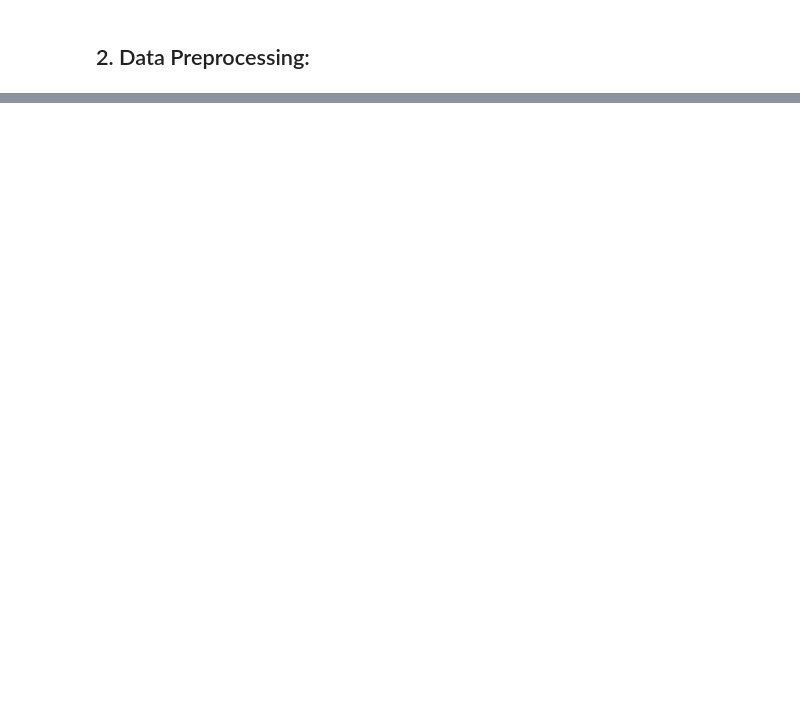
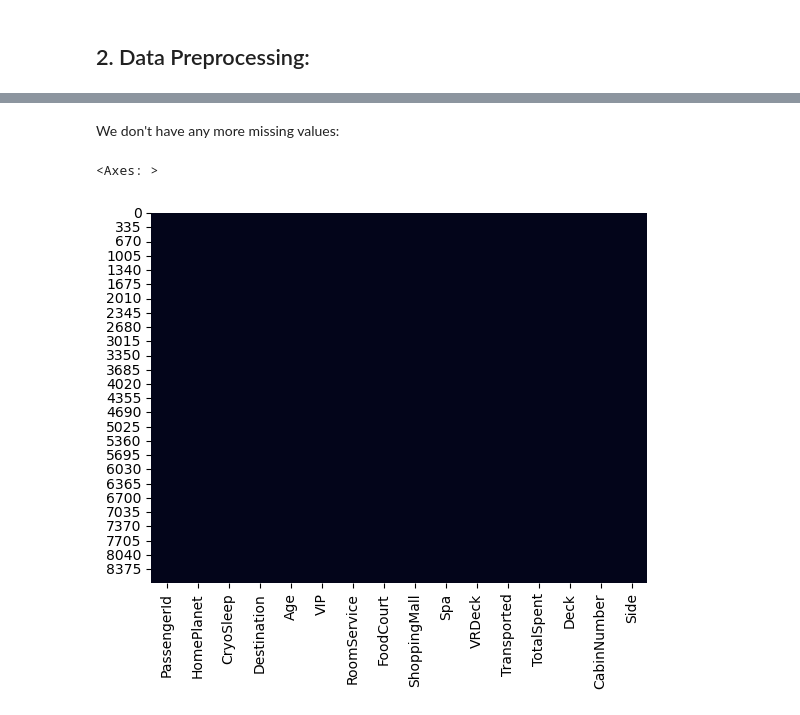
Before and after one commit to marciscar/spaceship-titanic, a Jupyter notebook: Notebooks/spaceship_titanic.ipynb, the cells around one changed output, grey strips where cells are left out. Drawn from its saved outputs; the diff is of its cells as text; code cells hidden in the pictures; blank space fills up the shorter version.

```diff
--- a/Notebooks/spaceship_titanic.ipynb
+++ b/Notebooks/spaceship_titanic.ipynb
@@ -211,0 +236,2 @@ sns.heatmap(df.isnull(), cbar=False)
+# %%
+df['Age'] = df['Age'].fillna(df['Age'].median())
@@ -211,0 +240,3 @@ sns.heatmap(df.isnull(), cbar=False)
+# %%
+df['HomePlanet'] = df['HomePlanet'].fillna('Unknown')
+df['Destination'] = df['Destination'].fillna('Unknown')
@@ -211,0 +245,2 @@ sns.heatmap(df.isnull(), cbar=False)
+# %%
+df.drop('Name', axis=1, inplace=True)
@@ -211,0 +255,26 @@ sns.heatmap(df.isnull(), cbar=False)
+# %%
+# Create new empty columns
+df['Deck'] = None
+df['CabinNumber'] = None
+df['Side'] = None
+
+# Split the non missing columns
+cabin_split = df['Cabin'].dropna().str.split('/', expand=True)
+df.loc[cabin_split.index, 'Deck'] = cabin_split[0]
+df.loc[cabin_split.index, 'CabinNumber'] = pd.to_numeric(cabin_split[1], errors='coerce')
+df.loc[cabin_split.index, 'Side'] = cabin_split[2]
+
+# Drop the original column
+df.drop('Cabin', axis=1, inplace=True)
+
+# Fill the missing values:
+df['Deck'] = df['Deck'].fillna('Unknown')
+df['Side'] = df['Side'].fillna('U')
+df['CabinNumber'] = df['CabinNumber'].fillna(-1)
+# %% [markdown]
+We don't have any more missing values:
+# %%
+sns.heatmap(df.isnull(), cbar=False)
+# %% [output]
+<Axes: >
+[figure, added]
```
Also changed, not shown: parts of 31 cells of this notebook.
